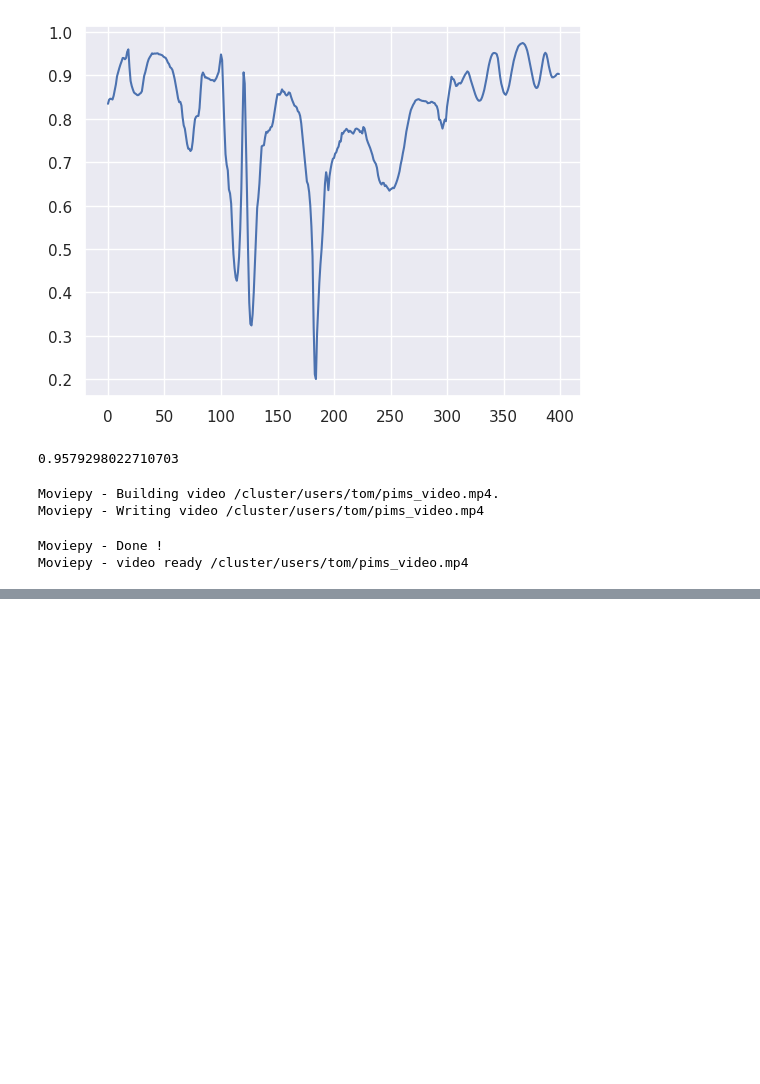
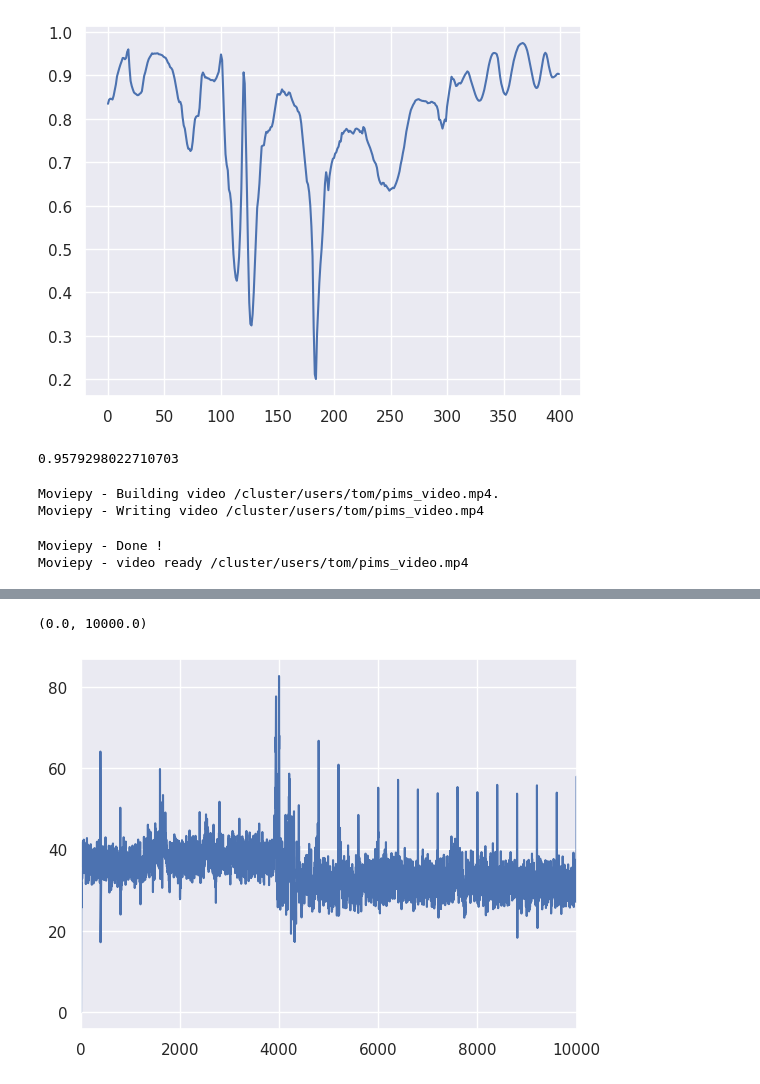
Before and after one commit to tpfffr/neon_blink_detection, a Jupyter notebook: notebooks/check_optical_flow.ipynb, the cells around one changed output, grey strips where cells are left out. Cells and saved outputs as stored; diff of their text form; code cells hidden in the pictures; blank space fills up the shorter version.

```diff
--- a/notebooks/check_optical_flow.ipynb
+++ b/notebooks/check_optical_flow.ipynb
@@ -478,0 +490,23 @@ plt.plot(np.diff(left_images_pims, axis=0).mean(axis=-1).mean(axis=-1), alpha=.2
+# %%
+clip_name = clip_names[1]
+
+timestamps = rec._get_timestamps(clip_name)
+
+clip_path = "/cluster/users/tom/experiments/neon_blink_detection/datasets/train_data/%s/Neon Sensor Module v1 ps1.mp4" % clip_name
+
+vid = pims.Video(clip_path)
+gen =  _make_video_generator_mp4(clip_path, convert_to_gray=True)
+
+frames_pims = []
+frames_pyav = []
+
+for i_frame, x in enumerate(gen):
+    print(i_frame, end="\r")
+    if i_frame > 5000:
+        break
+
+    frames_pims.append(np.array(vid[i_frame]))
+    frames_pyav.append(x)
+
+frames_pims = np.array(frames_pims)
+frames_pyav = np.array(frames_pyav)
@@ -478,0 +525,6 @@ plt.plot(np.diff(left_images_pims, axis=0).mean(axis=-1).mean(axis=-1), alpha=.2
+# %%
+plt.plot((frames_pims[:, :, :, 2] - frames_pyav[:, :, :, 0]).mean(axis=-1).mean(axis=-1))
+plt.xlim(0, 10000)
+# %% [output]
+(0.0, 10000.0)
+[figure, added]
```
Also changed, not shown: parts of 11 cells of this notebook, 19 other files.
